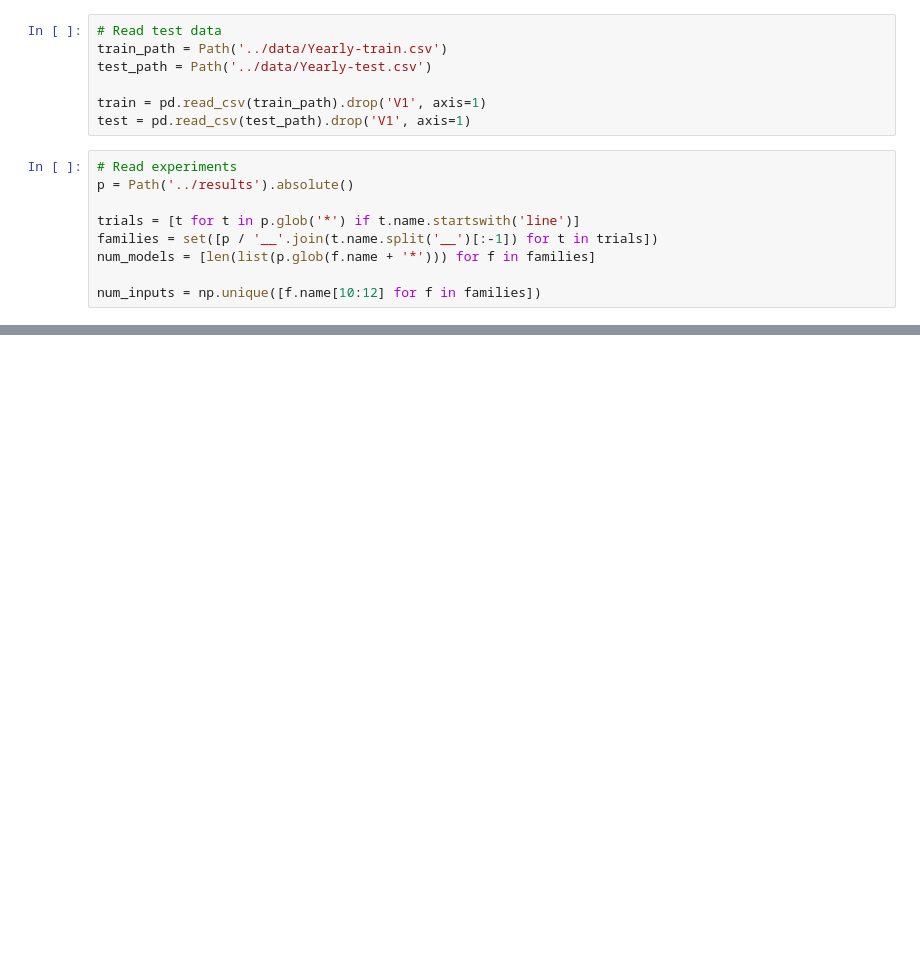
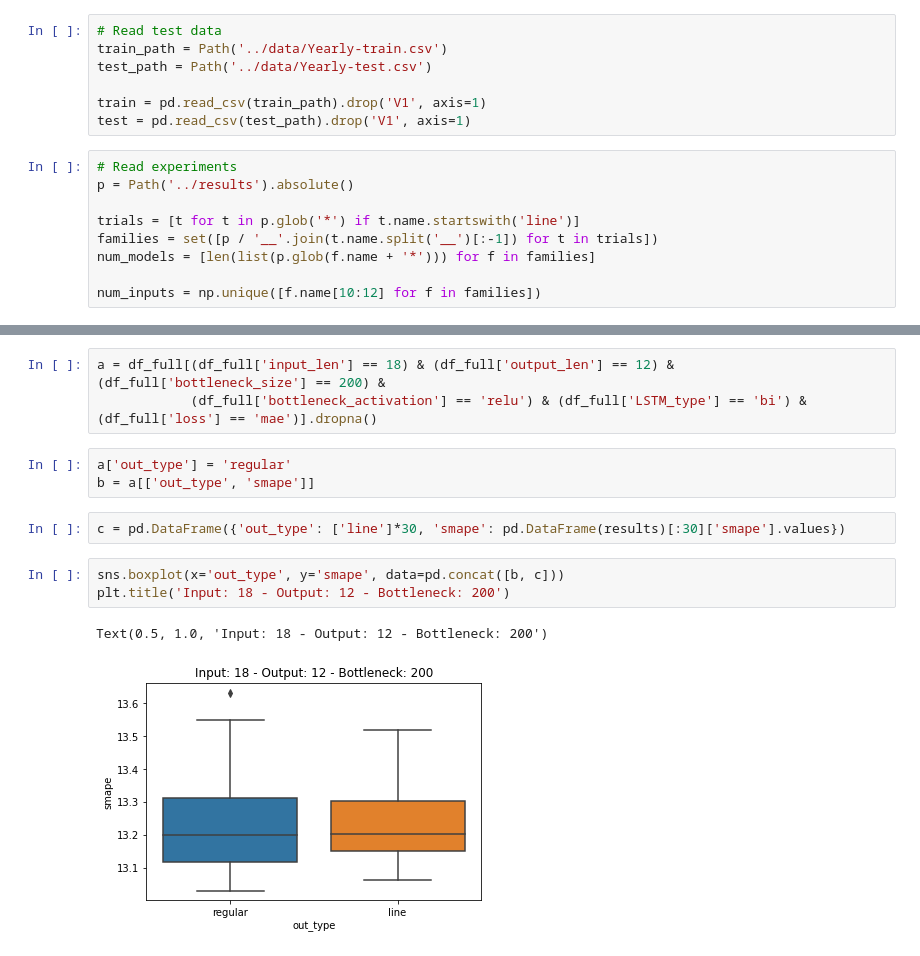
Before and after one commit to djib2011/forecasting, a Jupyter notebook: analysis/check_lines.ipynb, the cells around one changed output, grey strips where cells are left out. Cells and saved outputs as stored; diff of their text form; blank space fills up the shorter version.

```diff
--- a/analysis/check_lines.ipynb
+++ b/analysis/check_lines.ipynb
@@ -121,0 +97,14 @@ plt.ylim([12.9, 13.3])
+# %%
+a = df_full[(df_full['input_len'] == 18) & (df_full['output_len'] == 12) & (df_full['bottleneck_size'] == 200) &
+            (df_full['bottleneck_activation'] == 'relu') & (df_full['LSTM_type'] == 'bi') & (df_full['loss'] == 'mae')].dropna()
+# %%
+a['out_type'] = 'regular'
+b = a[['out_type', 'smape']]
+# %%
+c = pd.DataFrame({'out_type': ['line']*30, 'smape': pd.DataFrame(results)[:30]['smape'].values})
+# %%
+sns.boxplot(x='out_type', y='smape', data=pd.concat([b, c]))
+plt.title('Input: 18 - Output: 12 - Bottleneck: 200')
+# %% [output]
+Text(0.5, 1.0, 'Input: 18 - Output: 12 - Bottleneck: 200')
+[figure, added]
```
Also changed, not shown: parts of 6 cells of this notebook, 3 other files.
